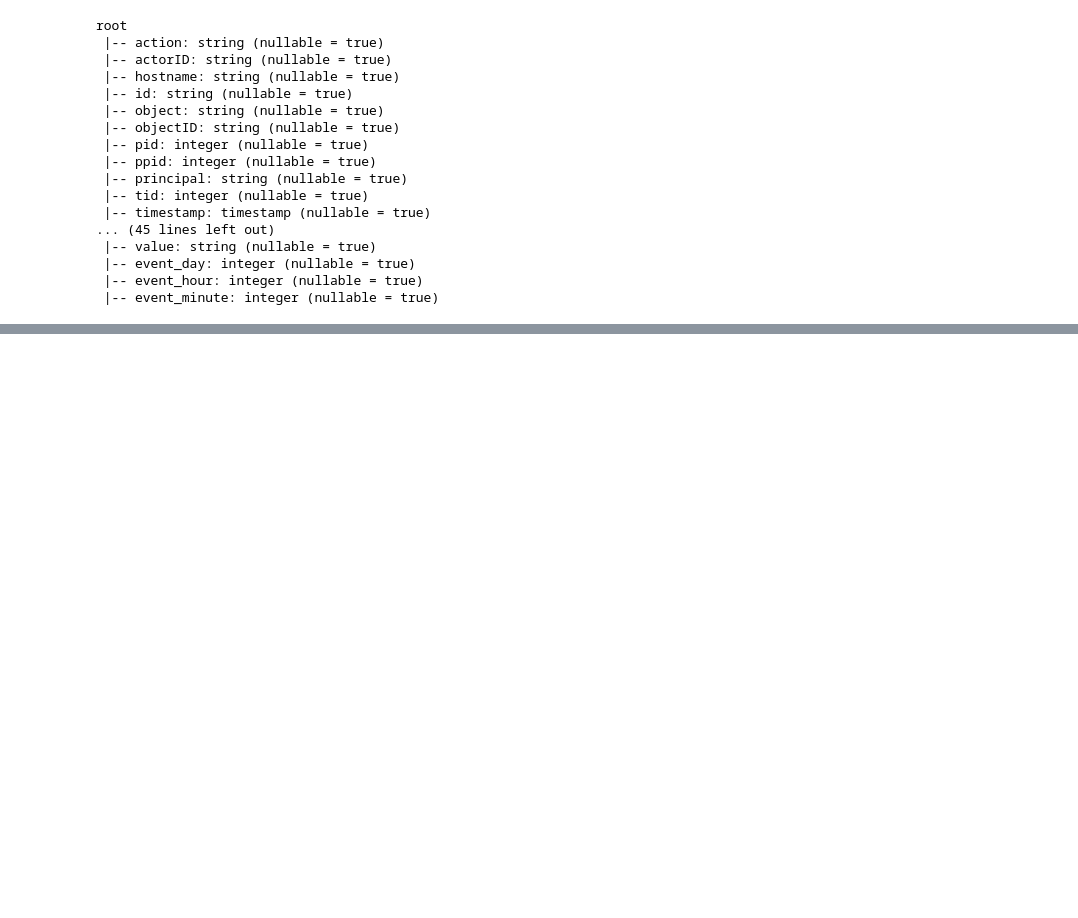
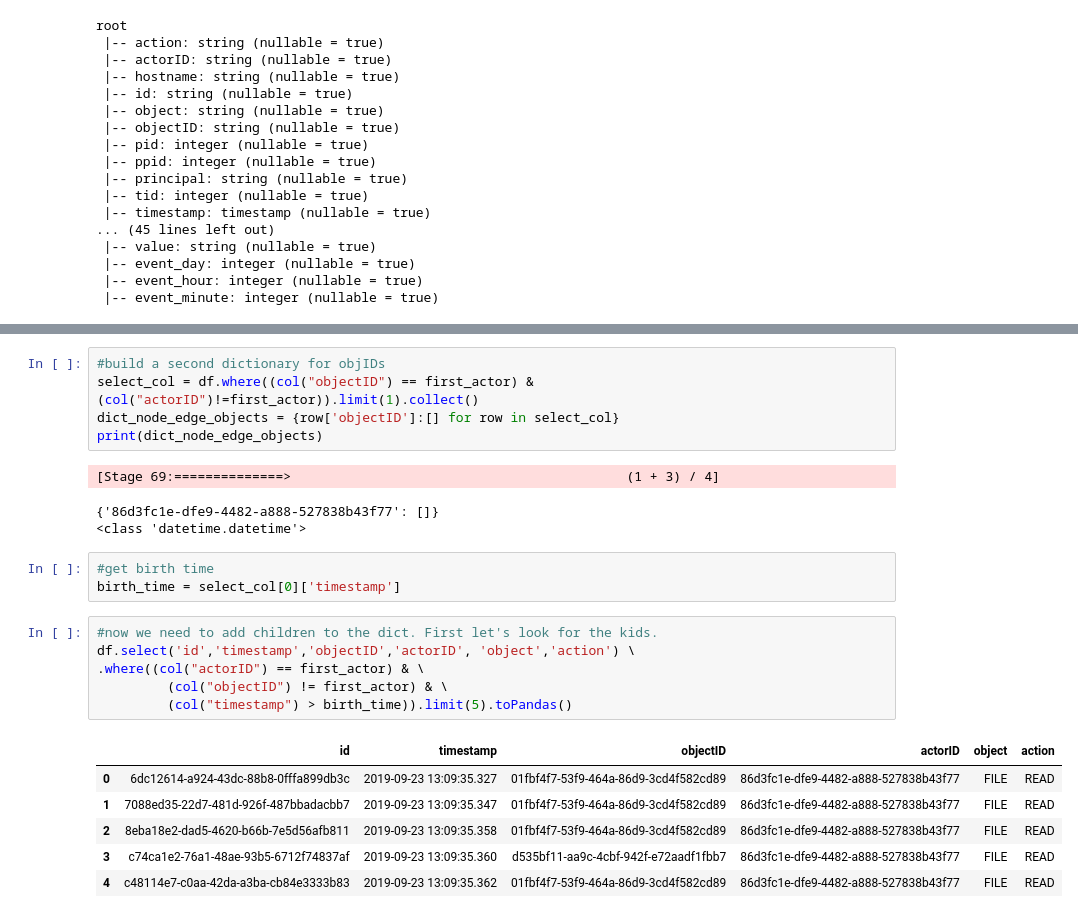
Before and after one commit to MBrend15/Public_Project_Repo, a Jupyter notebook: Build_Graph_2.ipynb, the cells around one changed output, grey strips where cells are left out. Saved outputs shown, nothing was run; the diff lists cells and outputs as text; blank space fills up the shorter version.

```diff
--- a/Build_Graph_2.ipynb
+++ b/Build_Graph_2.ipynb
@@ -288,0 +410,25 @@ root
+# %%
+#build a second dictionary for objIDs
+select_col = df.where((col("objectID") == first_actor) & (col("actorID")!=first_actor)).limit(1).collect()
+dict_node_edge_objects = {row['objectID']:[] for row in select_col}
+print(dict_node_edge_objects)
+# %% [output]
+[Stage 69:==============>                                           (1 + 3) / 4]
+{'86d3fc1e-dfe9-4482-a888-527838b43f77': []}
+<class 'datetime.datetime'>
+# %%
+#get birth time
+birth_time = select_col[0]['timestamp']
+# %%
+#now we need to add children to the dict. First let's look for the kids.
+df.select('id','timestamp','objectID','actorID', 'object','action') \
+.where((col("actorID") == first_actor) & \
+         (col("objectID") != first_actor) & \
+         (col("timestamp") > birth_time)).limit(5).toPandas()
+# %% [output]
+|  | id | timestamp | objectID | actorID | object | action |
+| 0 | 6dc12614-a924-43dc-88b8-0fffa899db3c | 2019-09-23 13:09:35.327 | 01fbf4f7-53f9-464a-86d9-3cd4f582cd89 | 86d3fc1e-dfe9-4482-a888-527838b43f77 | FILE | READ |
+| 1 | 7088ed35-22d7-481d-926f-487bbadacbb7 | 2019-09-23 13:09:35.347 | 01fbf4f7-53f9-464a-86d9-3cd4f582cd89 | 86d3fc1e-dfe9-4482-a888-527838b43f77 | FILE | READ |
+| 2 | 8eba18e2-dad5-4620-b66b-7e5d56afb811 | 2019-09-23 13:09:35.358 | 01fbf4f7-53f9-464a-86d9-3cd4f582cd89 | 86d3fc1e-dfe9-4482-a888-527838b43f77 | FILE | READ |
+| 3 | c74ca1e2-76a1-48ae-93b5-6712f74837af | 2019-09-23 13:09:35.360 | d535bf11-aa9c-4cbf-942f-e72aadf1fbb7 | 86d3fc1e-dfe9-4482-a888-527838b43f77 | FILE | READ |
+| 4 | c48114e7-c0aa-42da-a3ba-cb84e3333b83 | 2019-09-23 13:09:35.362 | 01fbf4f7-53f9-464a-86d9-3cd4f582cd89 | 86d3fc1e-dfe9-4482-a888-527838b43f77 | FILE | READ |
```
Also changed, not shown: parts of 18 cells of this notebook.
